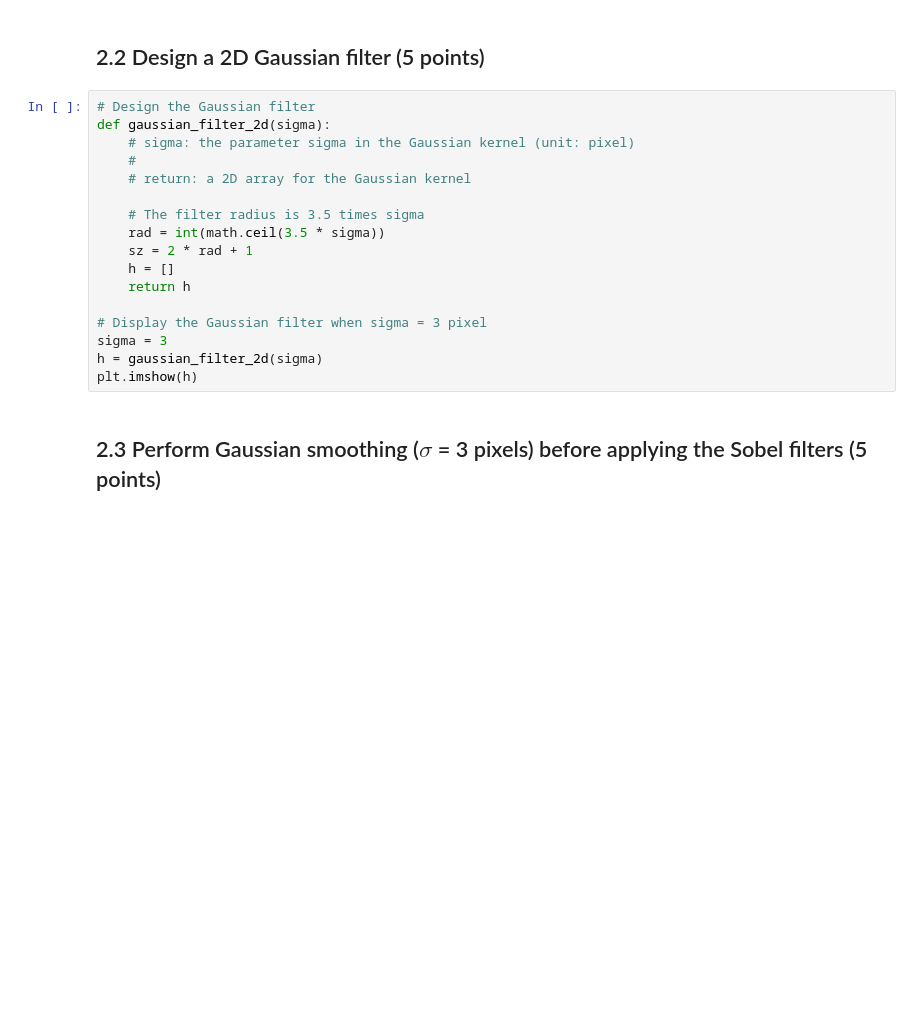
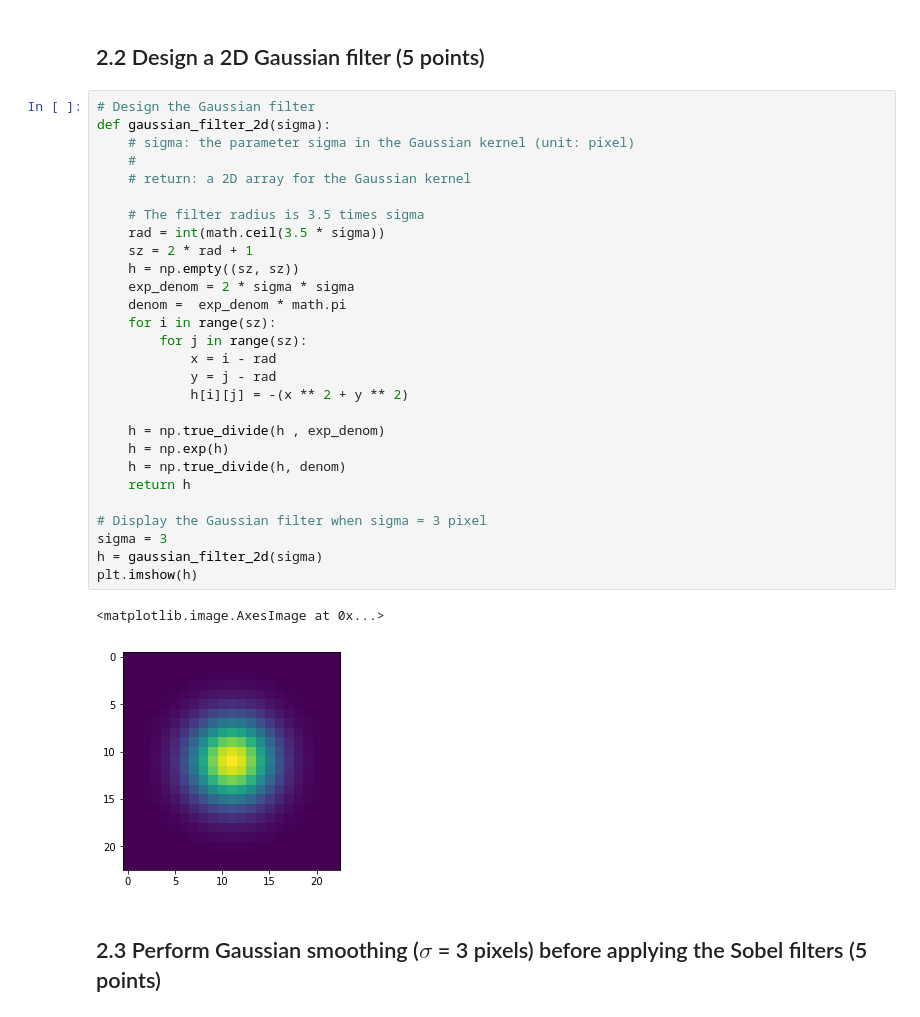
Before and after one commit to namanwahi/ComputerVision2018-19, a Jupyter notebook: coursework_1/coursework_1.ipynb, the cells around one changed output. Cells and saved outputs as stored; diff of their text form; blank space fills up the shorter version.

```diff
--- a/coursework_1/coursework_1.ipynb
+++ b/coursework_1/coursework_1.ipynb
@@ -167,20 +172,34 @@ plt.imshow(sobel_mag, cmap='gray')
 # %%
 # Design the Gaussian filter
 def gaussian_filter_2d(sigma):
     # sigma: the parameter sigma in the Gaussian kernel (unit: pixel)
     #
     # return: a 2D array for the Gaussian kernel
 
     # The filter radius is 3.5 times sigma
     rad = int(math.ceil(3.5 * sigma))
     sz = 2 * rad + 1
-    h = []
+    h = np.empty((sz, sz))
+    exp_denom = 2 * sigma * sigma
+    denom =  exp_denom * math.pi
+    for i in range(sz):
+        for j in range(sz):
+            x = i - rad
+            y = j - rad
+            h[i][j] = -(x ** 2 + y ** 2)
+
+    h = np.true_divide(h , exp_denom)
+    h = np.exp(h)
+    h = np.true_divide(h, denom)
     return h
 
 # Display the Gaussian filter when sigma = 3 pixel
 sigma = 3
 h = gaussian_filter_2d(sigma)
 plt.imshow(h)
+# %% [output]
+<matplotlib.image.AxesImage at 0x...>
+[figure, added]
 # %% [markdown]
 ## 2.3 Perform Gaussian smoothing ($\sigma$ = 3 pixels) before applying the Sobel filters (5 points)
 # %%
```
Also changed, not shown: parts of 6 cells of this notebook, 2 other files.
